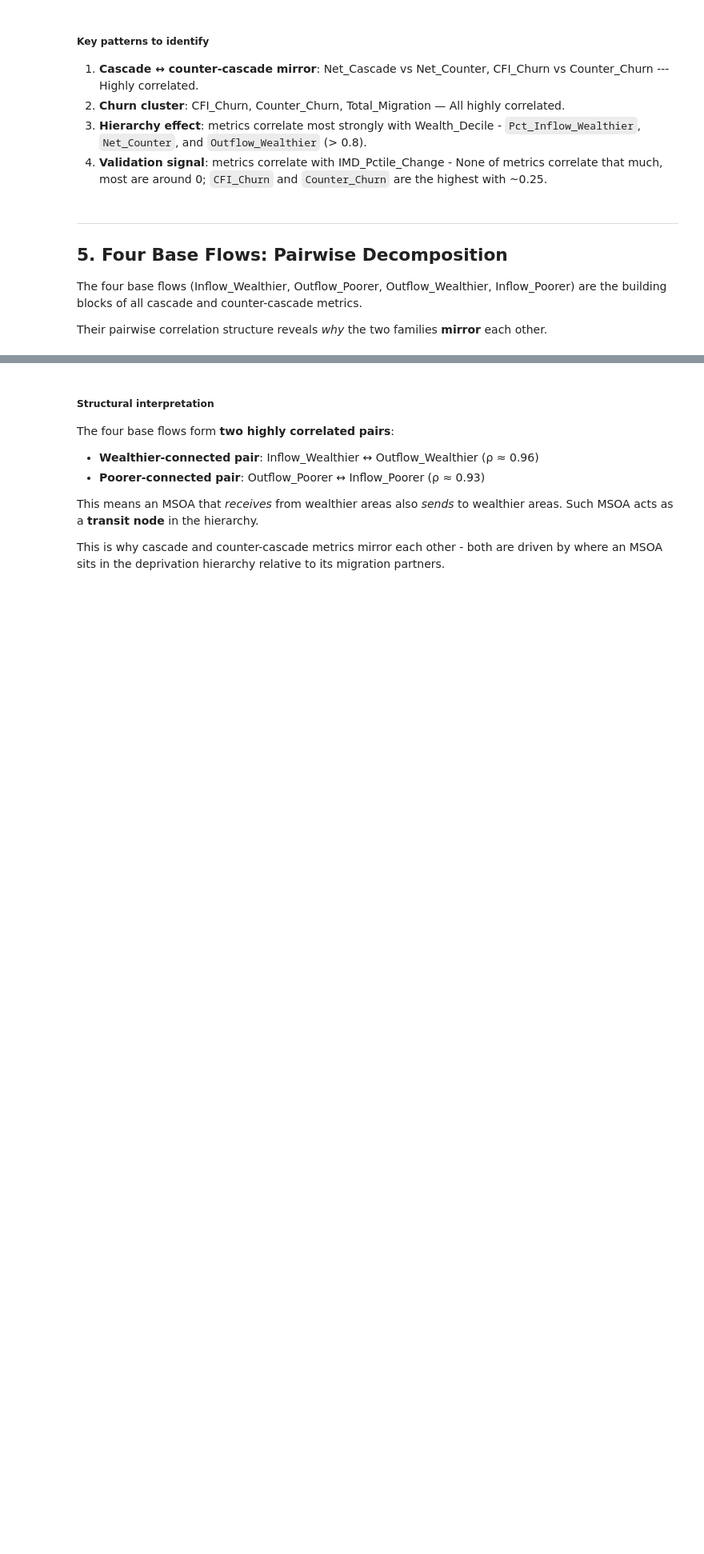
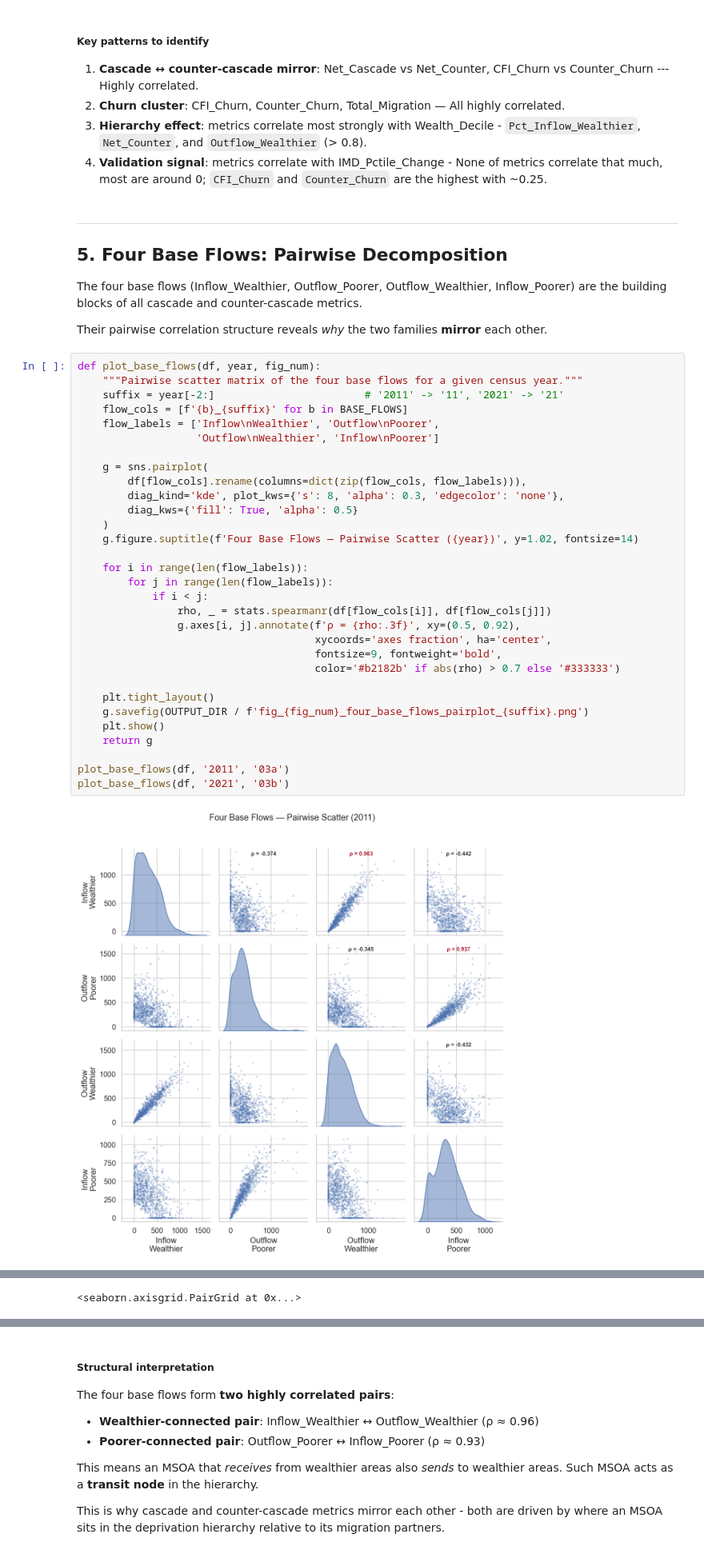
Before and after one commit to yxing82/CASA-Dissertation, a Jupyter notebook: scripts/eda_1_rerun_metric_landscape_20260625.ipynb, the cells around one changed output, grey strips where cells are left out. Shown at 80% size. Cells and saved outputs as stored; diff of their text form; blank space fills up the shorter version.

```diff
--- a/scripts/eda_1_rerun_metric_landscape_20260625.ipynb
+++ b/scripts/eda_1_rerun_metric_landscape_20260625.ipynb
@@ -208,3 +239,36 @@ plt.show()
 The four base flows (Inflow_Wealthier, Outflow_Poorer, Outflow_Wealthier, Inflow_Poorer) are the building blocks of all cascade and counter-cascade metrics.
 
 Their pairwise correlation structure reveals *why* the two families **mirror** each other.
+# %%
+def plot_base_flows(df, year, fig_num):
+    """Pairwise scatter matrix of the four base flows for a given census year."""
+    suffix = year[-2:]                        # '2011' -> '11', '2021' -> '21'
+    flow_cols = [f'{b}_{suffix}' for b in BASE_FLOWS]
+    flow_labels = ['Inflow\nWealthier', 'Outflow\nPoorer',
+                   'Outflow\nWealthier', 'Inflow\nPoorer']
+
+    g = sns.pairplot(
+        df[flow_cols].rename(columns=dict(zip(flow_cols, flow_labels))),
+        diag_kind='kde', plot_kws={'s': 8, 'alpha': 0.3, 'edgecolor': 'none'},
+        diag_kws={'fill': True, 'alpha': 0.5}
+    )
+    g.figure.suptitle(f'Four Base Flows — Pairwise Scatter ({year})', y=1.02, fontsize=14)
+
+    for i in range(len(flow_labels)):
+        for j in range(len(flow_labels)):
+            if i < j:
+                rho, _ = stats.spearmanr(df[flow_cols[i]], df[flow_cols[j]])
+                g.axes[i, j].annotate(f'ρ = {rho:.3f}', xy=(0.5, 0.92),
+                                      xycoords='axes fraction', ha='center',
+                                      fontsize=9, fontweight='bold',
+                                      color='#b2182b' if abs(rho) > 0.7 else '#333333')
+
+    plt.tight_layout()
+    g.savefig(OUTPUT_DIR / f'fig_{fig_num}_four_base_flows_pairplot_{suffix}.png')
+    plt.show()
+    return g
+
+plot_base_flows(df, '2011', '03a')
+plot_base_flows(df, '2021', '03b')
+# %% [output]
+[figure, added]
@@ -211 +276,2 @@ Their pairwise correlation structure reveals *why* the two families **mirror** e
+<seaborn.axisgrid.PairGrid at 0x...>
 # %%
```
Also changed, not shown: parts of 12 cells of this notebook, 16 other files.
